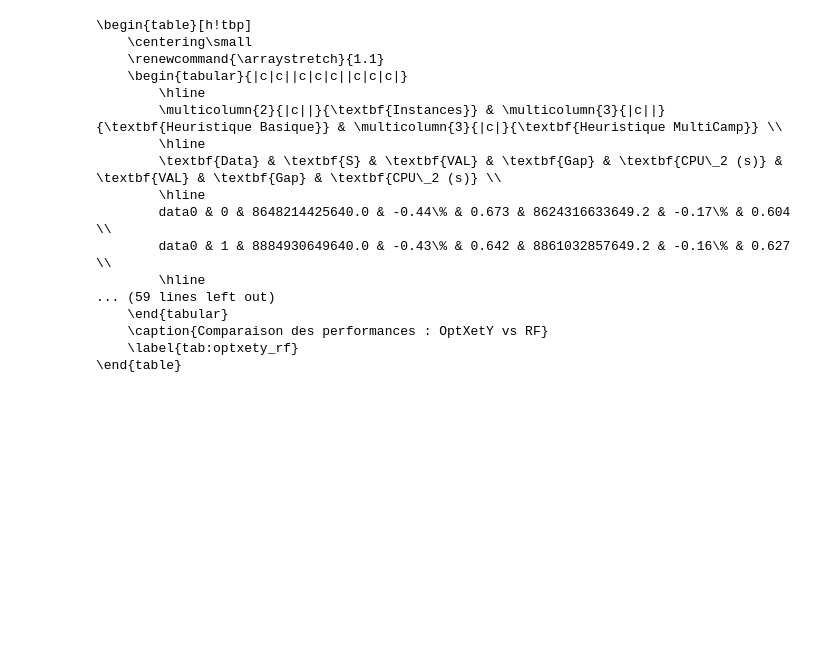
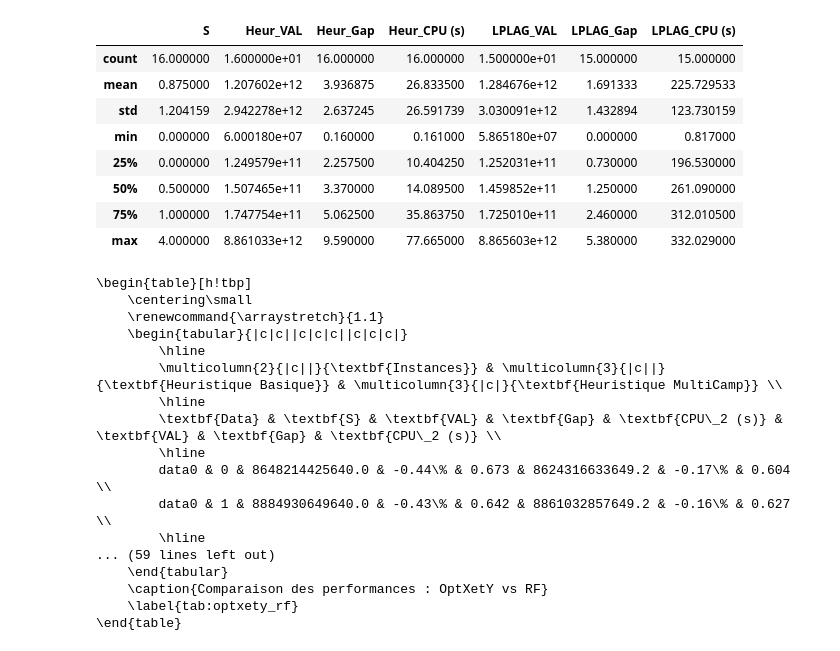
Before and after one commit to lafilledepondy/energyProductionOptimization, a Jupyter notebook: src/helperConvertFIle.ipynb, the cells around one changed output. Cells and saved outputs as stored; diff of their text form; code cells hidden in the pictures; blank space fills up the shorter version.

```diff
--- a/src/helperConvertFIle.ipynb
+++ b/src/helperConvertFIle.ipynb
@@ -1,3 +1,93 @@
+# %%
+import numpy as np
+import pandas as pd
+import re
+
+def latex_table_to_numpy(latex_str):
+    # Extract tabular content
+    tabular_match = re.search(r'\\begin\{tabular\}(.*?)\\end\{tabular\}', latex_str, re.DOTALL)
+    if not tabular_match:
+        raise ValueError("No tabular environment found")
+
+    table_content = tabular_match.group(1)
+    # Remove header formatting lines
+    lines = [line.strip() for line in table_content.split('\\\\')]
+
+    # Extract rows and filter out empty ones and \hline
+    rows = []
+    for line in lines:
+        line = line.replace('\\hline', '').strip()
+        if not line:
+            continue
+        # Split by & and clean cells
+        cells = [re.sub(r'\\textbf\{(.*?)\}', r'\1', cell).strip() for cell in line.split('&')]
+        cells = [re.sub(r'\\multicolumn\{.*\}\{(.*)\}', r'\1', cell).strip() for cell in cells]
+        rows.append(cells)
+
+    if not rows:
+        raise ValueError("No data found in table")
+
+    # Handle headers (usually first few rows)
+    # Based on the specific table, the first 2 rows are headers
+    headers = rows[:2]
+    data_rows = rows[2:]
+
+    # Attempt to convert data to numpy array of objects or floats
+    # For this specific task, we might want to clean up percentages and "Irréal."
+    processed_data = []
+    for row in data_rows:
+        processed_row = []
+        for cell in row:
+            # Clean common LaTeX sequences and try to convert to float
+            clean_cell = cell
+            # unwrap formatting commands
+            clean_cell = re.sub(r'\\textbf\{([^}]*)\}', r'\1', clean_cell)
+            clean_cell = re.sub(r'\\textcolor\{[^}]*\}\{([^}]*)\}', r'\1', clean_cell)
+            # unescape percent and remove stray backslashes
+            clean_cell = clean_cell.replace('\\%', '%')
+            clean_cell = clean_cell.replace('\\', '')
+            # remove commas and non-breaking spaces
+            clean_cell = clean_cell.replace(',', '').replace('\u00a0', ' ')
+            clean_cell = clean_cell.strip()
+
+            if re.search(r'irr', clean_cell, flags=re.IGNORECASE):
+                processed_row.append(np.nan)
+                continue
+
+            # remove percent sign for numeric conversion
+            if clean_cell.endswith('%'):
+                clean_cell = clean_cell[:-1].strip()
+
+            # remove spaces used as thousand separators
+            clean_cell_num = clean_cell.replace(' ', '')
+
+            try:
+                processed_row.append(float(clean_cell_num))
+            except Exception:
+                processed_row.append(clean_cell)
+        processed_data.append(processed_row)
+
+    return pd.DataFrame(processed_data, columns=headers[1] if len(headers) > 1 else None), headers
+
+
+from pathlib import Path
+
+latex = Path("../output/tableau_LPrelax_Lagrelax.tex").read_text(encoding="utf-8")
+arr, headers = latex_table_to_numpy(latex)
+arr.columns = ['Data', 'S', 'Heur_VAL', 'Heur_Gap', 'Heur_CPU (s)', 'LPLAG_VAL', 'LPLAG_Gap', 'LPLAG_CPU (s)']
+arr.loc[arr['Heur_VAL'].isna(), ['Heur_Gap', 'Heur_CPU (s)']] = np.nan
+arr.loc[arr['LPLAG_VAL'].isna(), ['LPLAG_Gap', 'LPLAG_CPU (s)']] = np.nan
+arr.describe()
+# %% [output]
+|  | S | Heur_VAL | Heur_Gap | Heur_CPU (s) | LPLAG_VAL | LPLAG_Gap | LPLAG_CPU (s) |
+| count | 16.000000 | 1.600000e+01 | 16.000000 | 16.000000 | 1.500000e+01 | 15.000000 | 15.000000 |
+| mean | 0.875000 | 1.207602e+12 | 3.936875 | 26.833500 | 1.284676e+12 | 1.691333 | 225.729533 |
+| std | 1.204159 | 2.942278e+12 | 2.637245 | 26.591739 | 3.030091e+12 | 1.432894 | 123.730159 |
+| min | 0.000000 | 6.000180e+07 | 0.160000 | 0.161000 | 5.865180e+07 | 0.000000 | 0.817000 |
+| 25% | 0.000000 | 1.249579e+11 | 2.257500 | 10.404250 | 1.252031e+11 | 0.730000 | 196.530000 |
+| 50% | 0.500000 | 1.507465e+11 | 3.370000 | 14.089500 | 1.459852e+11 | 1.250000 | 261.090000 |
+| 75% | 1.000000 | 1.747754e+11 | 5.062500 | 35.863750 | 1.725010e+11 | 2.460000 | 312.010500 |
+| max | 4.000000 | 8.861033e+12 | 9.590000 | 77.665000 | 8.865603e+12 | 5.380000 | 332.029000 |
 # %%
 import re
 
```
Also changed, not shown: 7 other files.
